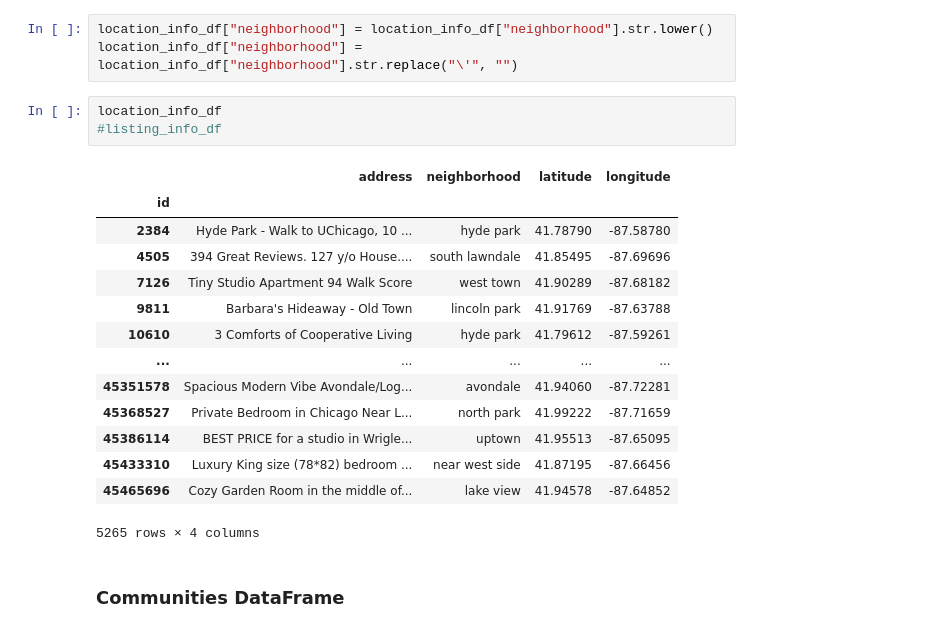
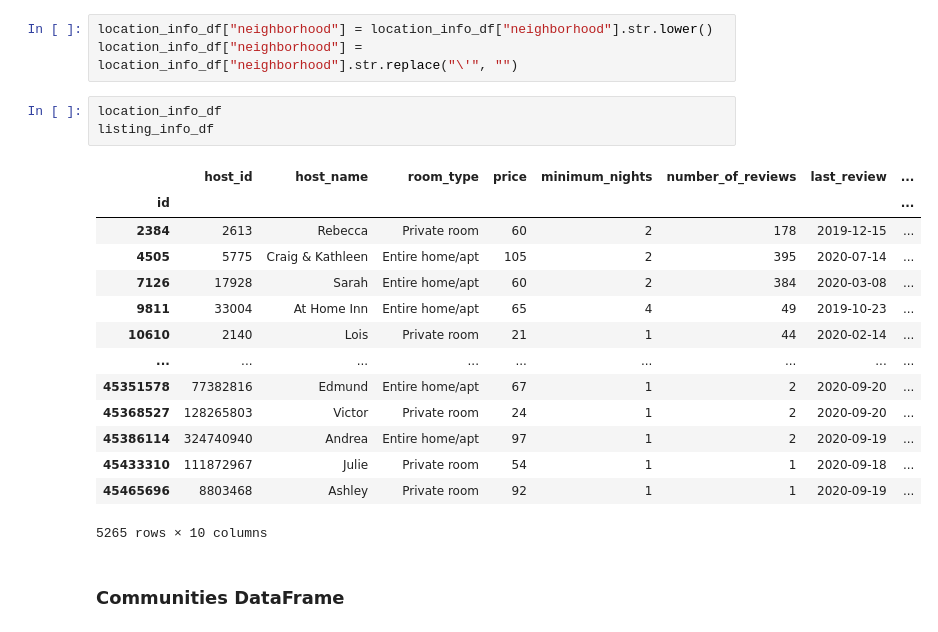
Before and after one commit to halabi93/Airbnb-Data-Analysis, a Jupyter notebook: ETL_Starter.ipynb, the cells around one changed output. Cells and saved outputs as stored; diff of their text form.

```diff
--- a/ETL_Starter.ipynb
+++ b/ETL_Starter.ipynb
@@ -63,22 +63,22 @@ location_info_df["neighborhood"] = location_info_df["neighborhood"].str.lower()
 location_info_df["neighborhood"] = location_info_df["neighborhood"].str.replace("\'", "")
 # %%
 location_info_df
-#listing_info_df
+listing_info_df
 # %% [output]
-|  | address | neighborhood | latitude | longitude |
-| id |  |  |  |  |
-| 2384 | Hyde Park - Walk to UChicago, 10 ... | hyde park | 41.78790 | -87.58780 |
-| 4505 | 394 Great Reviews. 127 y/o House.... | south lawndale | 41.85495 | -87.69696 |
-| 7126 | Tiny Studio Apartment 94 Walk Score | west town | 41.90289 | -87.68182 |
-| 9811 | Barbara's Hideaway - Old Town | lincoln park | 41.91769 | -87.63788 |
-| 10610 | 3 Comforts of Cooperative Living | hyde park | 41.79612 | -87.59261 |
-| ... | ... | ... | ... | ... |
-| 45351578 | Spacious Modern Vibe Avondale/Log... | avondale | 41.94060 | -87.72281 |
-| 45368527 | Private Bedroom in Chicago Near L... | north park | 41.99222 | -87.71659 |
-| 45386114 | BEST PRICE for a studio in Wrigle... | uptown | 41.95513 | -87.65095 |
-| 45433310 | Luxury King size (78*82) bedroom ... | near west side | 41.87195 | -87.66456 |
-| 45465696 | Cozy Garden Room in the middle of... | lake view | 41.94578 | -87.64852 |
+|  | host_id | host_name | room_type | price | minimum_nights | number_of_reviews | last_review | ... |
+| id |  |  |  |  |  |  |  | ... |
+| 2384 | 2613 | Rebecca | Private room | 60 | 2 | 178 | 2019-12-15 | ... |
+| 4505 | 5775 | Craig & Kathleen | Entire home/apt | 105 | 2 | 395 | 2020-07-14 | ... |
+| 7126 | 17928 | Sarah | Entire home/apt | 60 | 2 | 384 | 2020-03-08 | ... |
+| 9811 | 33004 | At Home Inn | Entire home/apt | 65 | 4 | 49 | 2019-10-23 | ... |
+| 10610 | 2140 | Lois | Private room | 21 | 1 | 44 | 2020-02-14 | ... |
+| ... | ... | ... | ... | ... | ... | ... | ... | ... |
+| 45351578 | 77382816 | Edmund | Entire home/apt | 67 | 1 | 2 | 2020-09-20 | ... |
+| 45368527 | 128265803 | Victor | Private room | 24 | 1 | 2 | 2020-09-20 | ... |
+| 45386114 | 324740940 | Andrea | Entire home/apt | 97 | 1 | 2 | 2020-09-19 | ... |
+| 45433310 | 111872967 | Julie | Private room | 54 | 1 | 1 | 2020-09-18 | ... |
+| 45465696 | 8803468 | Ashley | Private room | 92 | 1 | 1 | 2020-09-19 | ... |
-5265 rows × 4 columns
+5265 rows × 10 columns
 # %% [markdown]
 ### Communities DataFrame
 # %%
```
Also changed, not shown: parts of 8 cells of this notebook, 3 other files.
